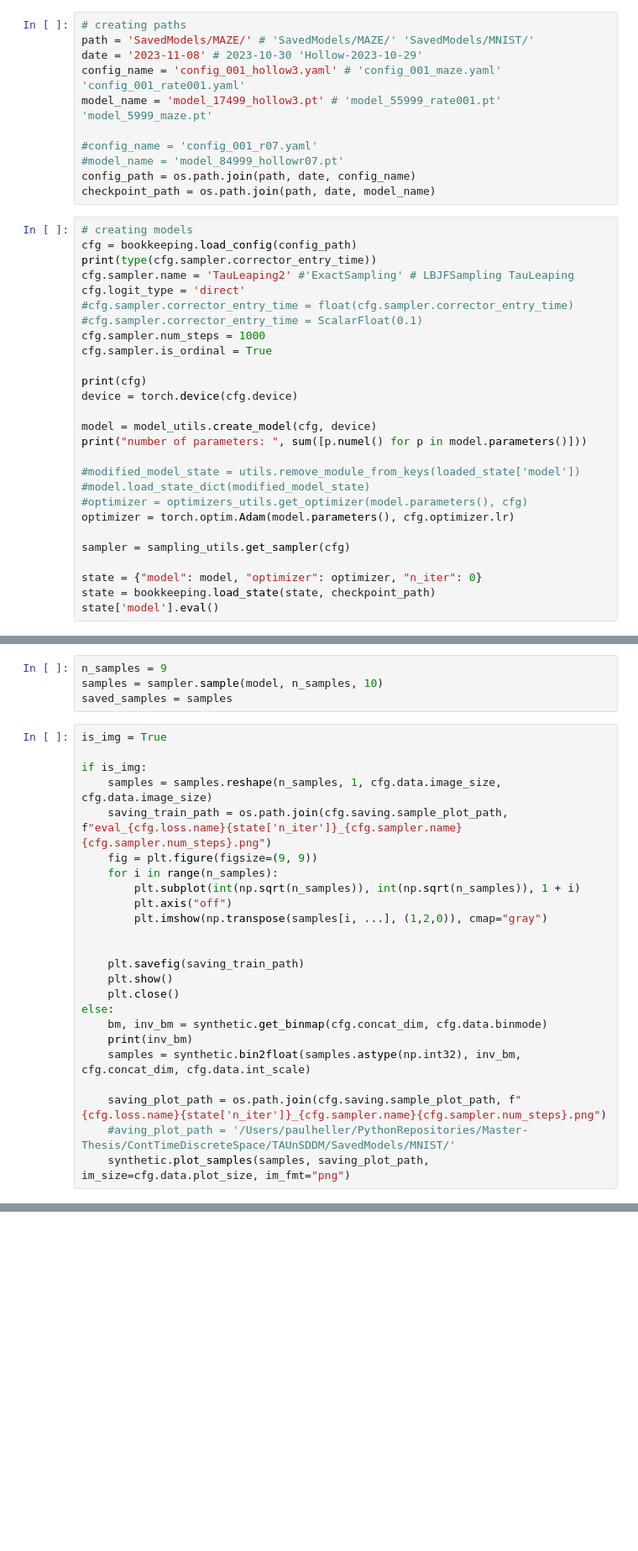
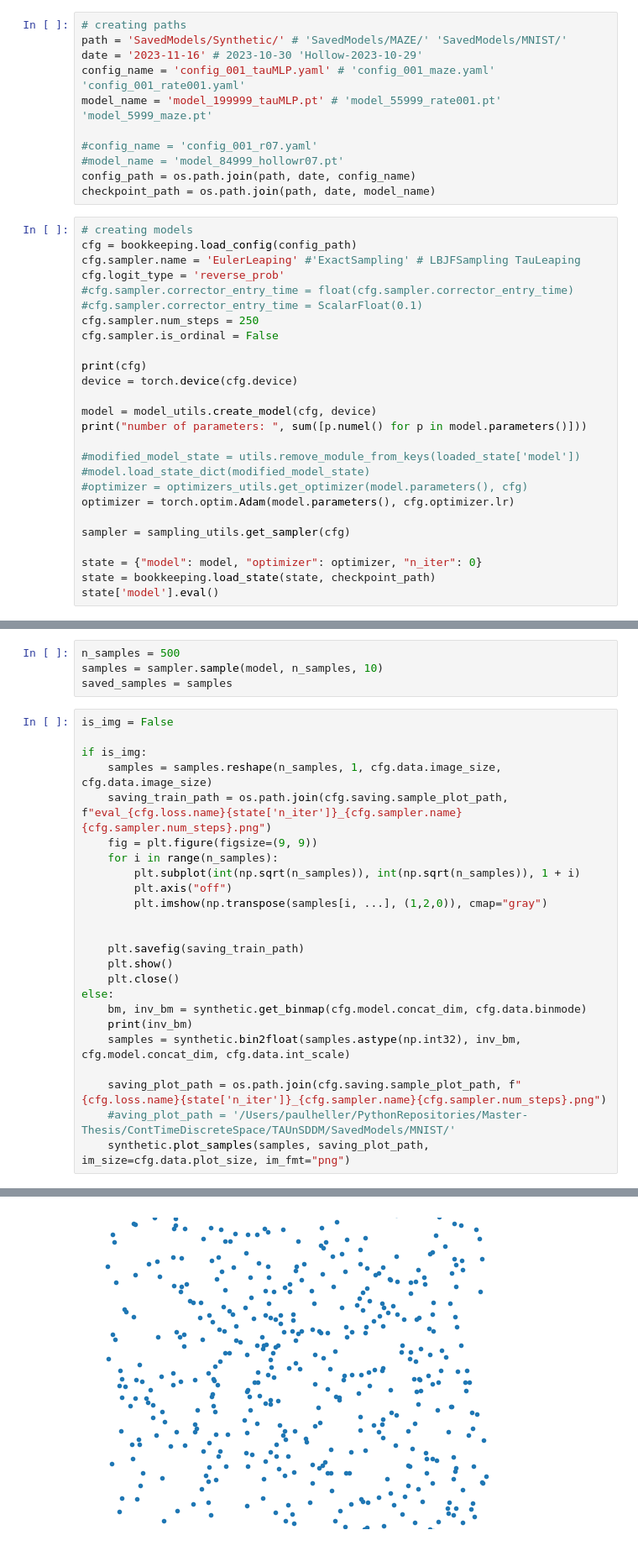
Before and after one commit to paulffm/Continuous-Time-Diffusion-Models-for-Discrete-Data, a Jupyter notebook: ContTimeDiscreteSpace/TAUnSDDM/sample_notebook.ipynb, the cells around one changed output, grey strips where cells are left out. Shown at 84% size. Cells and saved outputs as stored; diff of their text form; blank space fills up the shorter version.

```diff
--- a/ContTimeDiscreteSpace/TAUnSDDM/sample_notebook.ipynb
+++ b/ContTimeDiscreteSpace/TAUnSDDM/sample_notebook.ipynb
@@ -21,9 +24,9 @@ from ruamel.yaml.scalarfloat import ScalarFloat
 # %%
 # creating paths
-path = 'SavedModels/MAZE/' # 'SavedModels/MAZE/' 'SavedModels/MNIST/'
-date = '2023-11-08' # 2023-10-30 'Hollow-2023-10-29'
-config_name = 'config_001_hollow3.yaml' # 'config_001_maze.yaml' 'config_001_rate001.yaml'
-model_name = 'model_17499_hollow3.pt' # 'model_55999_rate001.pt' 'model_5999_maze.pt'
+path = 'SavedModels/Synthetic/' # 'SavedModels/MAZE/' 'SavedModels/MNIST/'
+date = '2023-11-16' # 2023-10-30 'Hollow-2023-10-29'
+config_name = 'config_001_tauMLP.yaml' # 'config_001_maze.yaml' 'config_001_rate001.yaml'
+model_name = 'model_199999_tauMLP.pt' # 'model_55999_rate001.pt' 'model_5999_maze.pt'
 
 #config_name = 'config_001_r07.yaml'
 #model_name = 'model_84999_hollowr07.pt'
@@ -32,13 +35,12 @@ checkpoint_path = os.path.join(path, date, model_name)
 # %%
 # creating models
 cfg = bookkeeping.load_config(config_path)
-print(type(cfg.sampler.corrector_entry_time))
-cfg.sampler.name = 'TauLeaping2' #'ExactSampling' # LBJFSampling TauLeaping
-cfg.logit_type = 'direct'
+cfg.sampler.name = 'EulerLeaping' #'ExactSampling' # LBJFSampling TauLeaping
+cfg.logit_type = 'reverse_prob'
 #cfg.sampler.corrector_entry_time = float(cfg.sampler.corrector_entry_time)
 #cfg.sampler.corrector_entry_time = ScalarFloat(0.1)
-cfg.sampler.num_steps = 1000
-cfg.sampler.is_ordinal = True
+cfg.sampler.num_steps = 250
+cfg.sampler.is_ordinal = False
 
 print(cfg)
 device = torch.device(cfg.device)
@@ -59,9 +96,9 @@ state['model'].eval()
 # %%
-n_samples = 9
+n_samples = 500
 samples = sampler.sample(model, n_samples, 10)
 saved_samples = samples
 # %%
-is_img = True
+is_img = False
 
 if is_img:
     samples = samples.reshape(n_samples, 1, cfg.data.image_size, cfg.data.image_size)
@@ -77,10 +114,11 @@ if is_img:
     plt.show()
     plt.close()
 else:
-    bm, inv_bm = synthetic.get_binmap(cfg.concat_dim, cfg.data.binmode)
+    bm, inv_bm = synthetic.get_binmap(cfg.model.concat_dim, cfg.data.binmode)
     print(inv_bm)
-    samples = synthetic.bin2float(samples.astype(np.int32), inv_bm, cfg.concat_dim, cfg.data.int_scale)
+    samples = synthetic.bin2float(samples.astype(np.int32), inv_bm, cfg.model.concat_dim, cfg.data.int_scale)
 
     saving_plot_path = os.path.join(cfg.saving.sample_plot_path, f"{cfg.loss.name}{state['n_iter']}_{cfg.sampler.name}{cfg.sampler.num_steps}.png")
     #aving_plot_path = '/Users/paulheller/PythonRepositories/Master-Thesis/ContTimeDiscreteSpace/TAUnSDDM/SavedModels/MNIST/'
     synthetic.plot_samples(samples, saving_plot_path, im_size=cfg.data.plot_size, im_fmt="png")
+# %% [output]
@@ -86,0 +127 @@ else:
+[figure, added]
```
Also changed, not shown: parts of 3 cells of this notebook, 2 other files.
